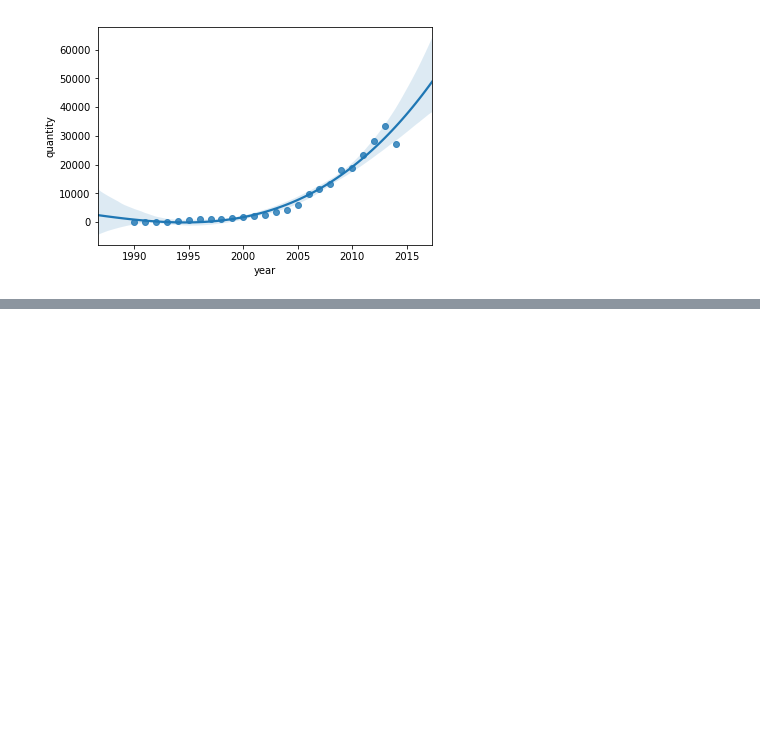
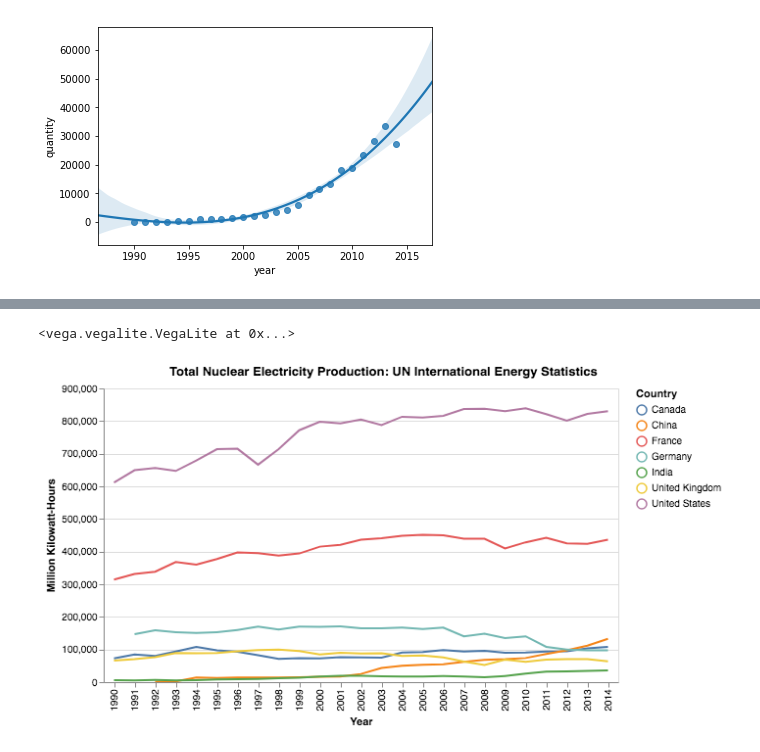
Before and after one commit to sarthakbatragatech/EnergyViz, a Jupyter notebook: EnergyViz.ipynb, the cells around one changed output, grey strips where cells are left out. Drawn from its saved outputs; the diff is of its cells as text; code cells hidden in the pictures; blank space fills up the shorter version.

```diff
--- a/EnergyViz.ipynb
+++ b/EnergyViz.ipynb
@@ -117,0 +144,21 @@ IND_WIND
+# %%
+US_NUCLEAR = US[US['commodity_transaction'] == "Electricity - total nuclear production"]
+CAN_NUCLEAR = CAN[CAN['commodity_transaction'] == "Electricity - total nuclear production"]
+CHI_NUCLEAR = CHI[CHI['commodity_transaction'] == "Electricity - total nuclear production"]
+IND_NUCLEAR = IND[IND['commodity_transaction'] == "Electricity - total nuclear production"]
+UK_NUCLEAR = UK[UK['commodity_transaction'] == "Electricity - total nuclear production"]
+GER_NUCLEAR = GER[GER['commodity_transaction'] == "Electricity - total nuclear production"]
+FRA_NUCLEAR = FRA[FRA['commodity_transaction'] == "Electricity - total nuclear production"]
+# %%
+NUCLEAR = pd.concat([US_NUCLEAR, CAN_NUCLEAR, CHI_NUCLEAR, IND_NUCLEAR, UK_NUCLEAR, GER_NUCLEAR, FRA_NUCLEAR])
+# %%
+alt.themes.enable('opaque')
+alt.Chart(NUCLEAR).mark_line().encode(
+    alt.X('year:N', title="Year"),
+    alt.Y('quantity:Q', title="Million Kilowatt-Hours"),
+    alt.Color('country_or_area', legend=alt.Legend(title='Country'))
+).properties(
+    title="Total Nuclear Electricity Production: UN International Energy Statistics")
+# %% [output]
+<vega.vegalite.VegaLite at 0x...>
+[figure, added]
```
Also changed, not shown: parts of 12 cells of this notebook.
